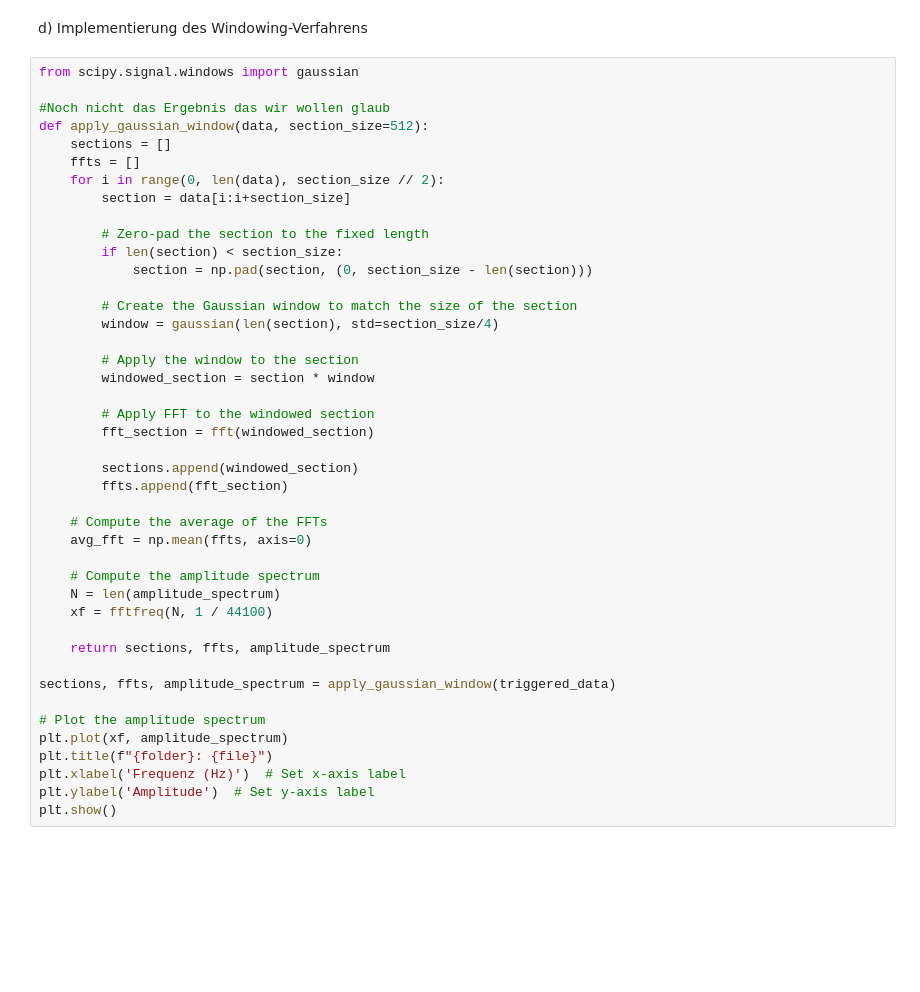
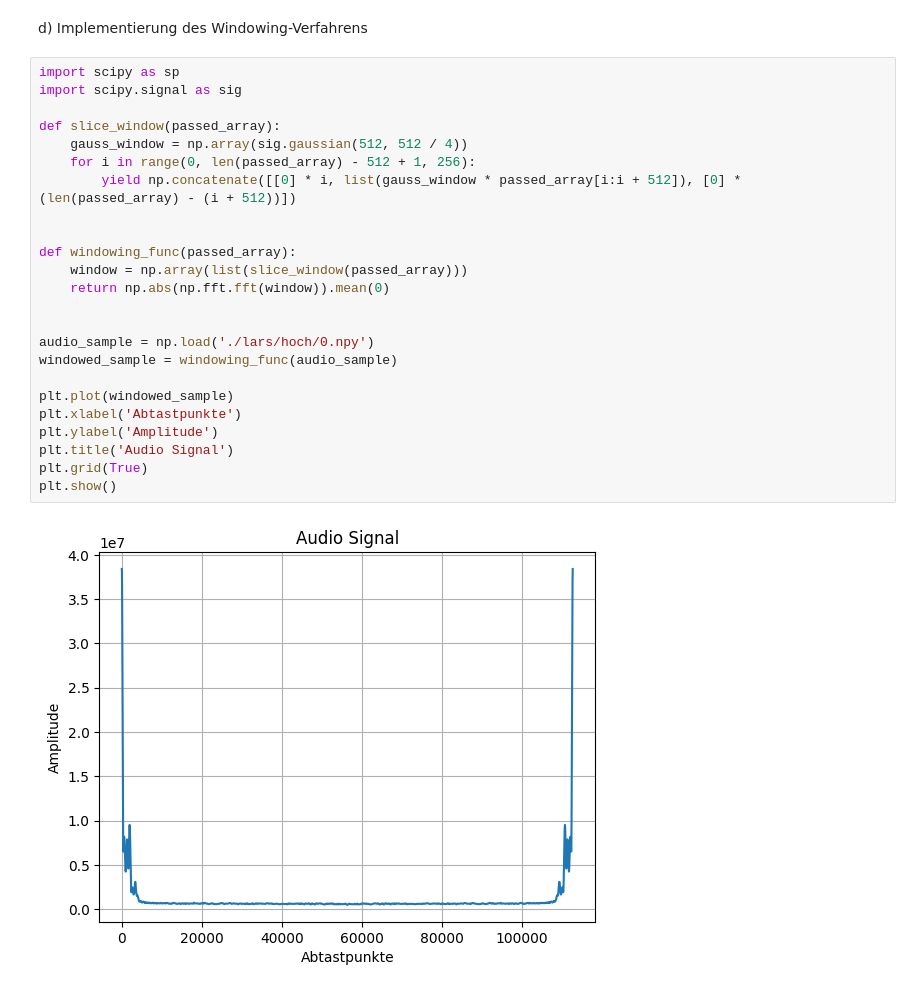
Before and after one commit to hermandi21/SignaleSystemeSensoren, a Jupyter notebook: Aufgabe04/versuch04.ipynb, the cells around one changed output. Cells and saved outputs as stored; diff of their text form; blank space fills up the shorter version.

```diff
--- a/Aufgabe04/versuch04.ipynb
+++ b/Aufgabe04/versuch04.ipynb
@@ -77,45 +85,28 @@ for folder in folders:
 # %% [markdown]
 d) Implementierung des Windowing-Verfahrens
-# %%
-from scipy.signal.windows import gaussian
-
-#Noch nicht das Ergebnis das wir wollen glaub
-def apply_gaussian_window(data, section_size=512):
-    sections = []
-    ffts = []
-    for i in range(0, len(data), section_size // 2):
-        section = data[i:i+section_size]
-
-        # Zero-pad the section to the fixed length
-        if len(section) < section_size:
-            section = np.pad(section, (0, section_size - len(section)))
-
-        # Create the Gaussian window to match the size of the section
-        window = gaussian(len(section), std=section_size/4)
-
-        # Apply the window to the section
-        windowed_section = section * window
-
-        # Apply FFT to the windowed section
-        fft_section = fft(windowed_section)
-
-        sections.append(windowed_section)
-        ffts.append(fft_section)
-
-    # Compute the average of the FFTs
-    avg_fft = np.mean(ffts, axis=0)
-
-    # Compute the amplitude spectrum
-    N = len(amplitude_spectrum)
-    xf = fftfreq(N, 1 / 44100)
-
-    return sections, ffts, amplitude_spectrum
-
-sections, ffts, amplitude_spectrum = apply_gaussian_window(triggered_data)
-
-# Plot the amplitude spectrum
-plt.plot(xf, amplitude_spectrum)
-plt.title(f"{folder}: {file}")
-plt.xlabel('Frequenz (Hz)')  # Set x-axis label
-plt.ylabel('Amplitude')  # Set y-axis label
-plt.show()
+# %%
+import scipy as sp
+import scipy.signal as sig
+
+def slice_window(passed_array):
+    gauss_window = np.array(sig.gaussian(512, 512 / 4))
+    for i in range(0, len(passed_array) - 512 + 1, 256):
+        yield np.concatenate([[0] * i, list(gauss_window * passed_array[i:i + 512]), [0] * (len(passed_array) - (i + 512))])
+
+
+def windowing_func(passed_array):
+    window = np.array(list(slice_window(passed_array)))
+    return np.abs(np.fft.fft(window)).mean(0)
+
+
+audio_sample = np.load('./lars/hoch/0.npy')
+windowed_sample = windowing_func(audio_sample)
+
+plt.plot(windowed_sample)
+plt.xlabel('Abtastpunkte')
+plt.ylabel('Amplitude')
+plt.title('Audio Signal')
+plt.grid(True)
+plt.show()
+# %% [output]
+[figure, added]
```
Also changed, not shown: parts of 5 cells of this notebook.
